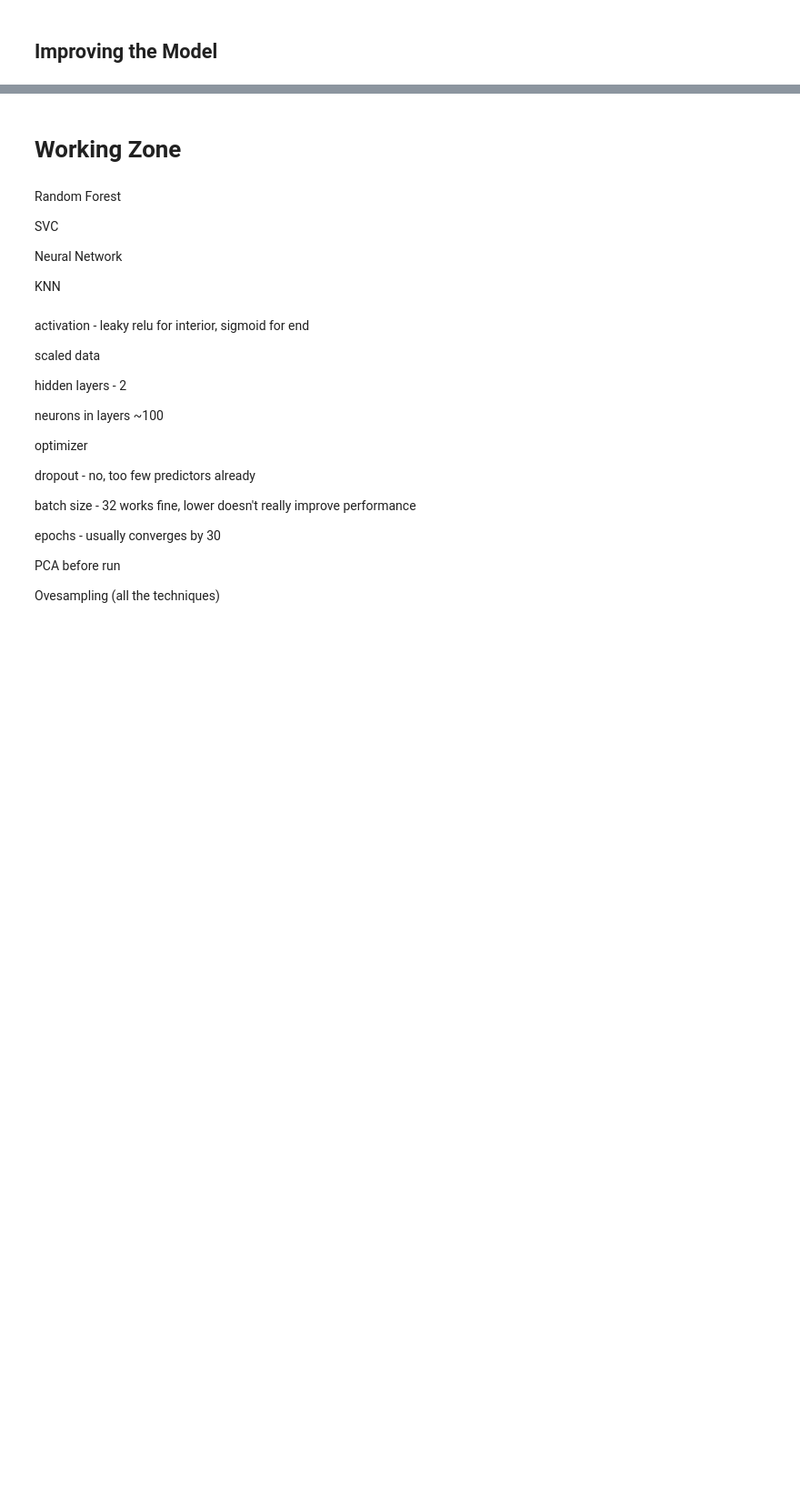
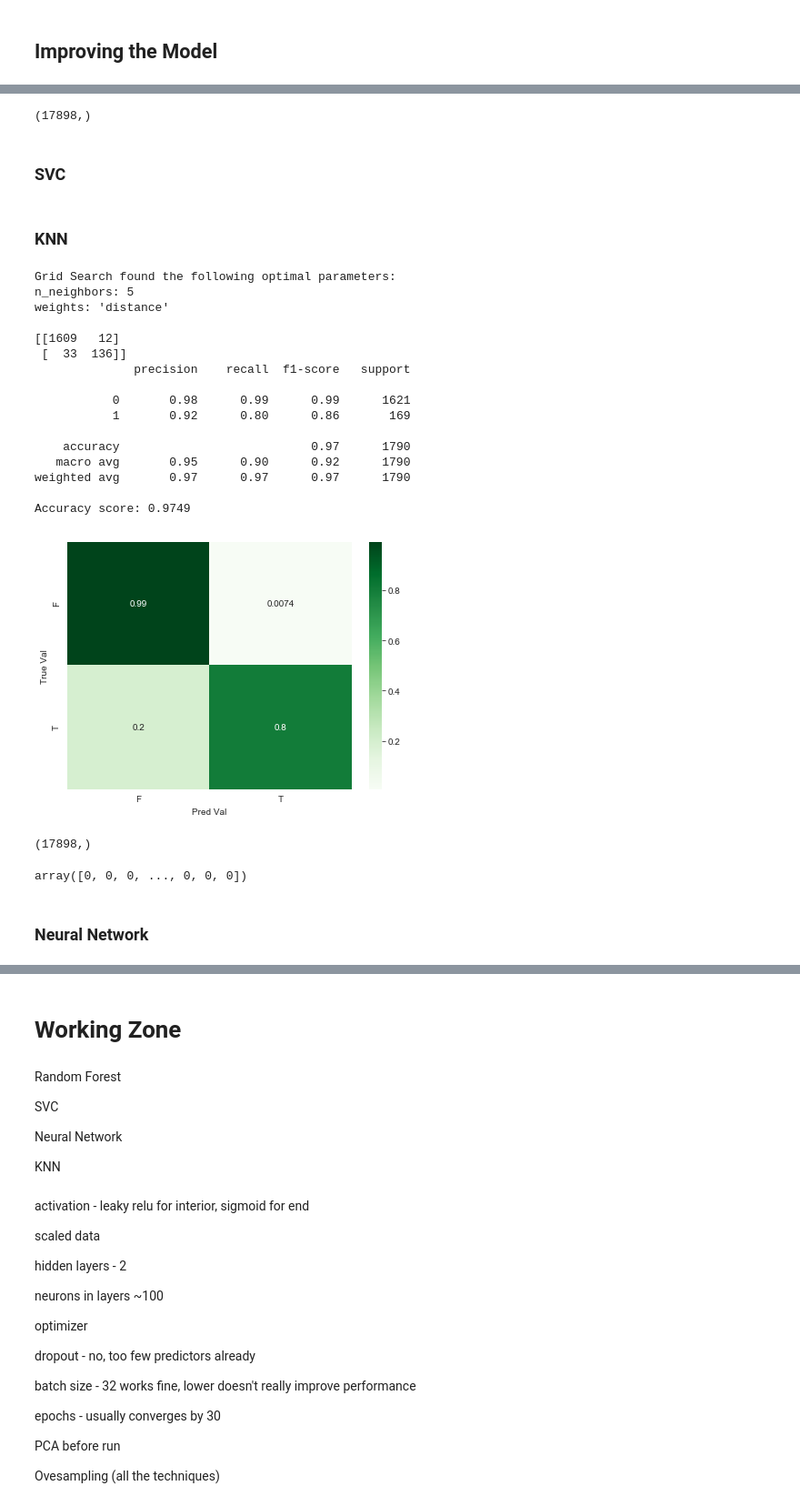
Before and after one commit to zapatos24/Pulsar_Star_Classification, a Jupyter notebook: jeremy-wip-notebook.ipynb, the cells around one changed output, grey strips where cells are left out. Shown: that part at 91% size. Drawn from its saved outputs; the diff is of its cells as text; code cells hidden in the pictures; blank space fills up the shorter version.

```diff
--- a/jeremy-wip-notebook.ipynb
+++ b/jeremy-wip-notebook.ipynb
@@ -190,0 +301,7 @@ confusion_reporting(y.values, y_pred_bool)
+# %%
+rf_predict = rf_grid_clf.predict(X)
+rf_predict.shape
+# %% [output]
+(17898,)
+# %% [markdown]
+### SVC
@@ -190,0 +322,39 @@ confusion_reporting(y.values, y_pred_bool)
+# %% [markdown]
+### KNN
+# %%
+param_grid = {'weights': ['uniform', 'distance'],
+              'n_neighbors': [3, 5, 8, 10, 15, 20]
+             }
+# %%
+warnings.filterwarnings('ignore')
+
+knn_grid_clf = grid_search_classifier(KNeighborsClassifier(), param_grid, X_train, X_test, y_train, y_test)
+# %% [output]
+Grid Search found the following optimal parameters:
+n_neighbors: 5
+weights: 'distance'
+
+[[1609   12]
+ [  33  136]]
+              precision    recall  f1-score   support
+
+           0       0.98      0.99      0.99      1621
+           1       0.92      0.80      0.86       169
+
+    accuracy                           0.97      1790
+   macro avg       0.95      0.90      0.92      1790
+weighted avg       0.97      0.97      0.97      1790
+
+Accuracy score: 0.9749
+[figure, added]
+# %%
+knn_predict = knn_grid_clf.predict(X)
+knn_predict.shape
+# %% [output]
+(17898,)
+# %%
+knn_predict
+# %% [output]
+array([0, 0, 0, ..., 0, 0, 0])
+# %% [markdown]
+### Neural Network
```
Also changed, not shown: parts of 27 cells of this notebook.
